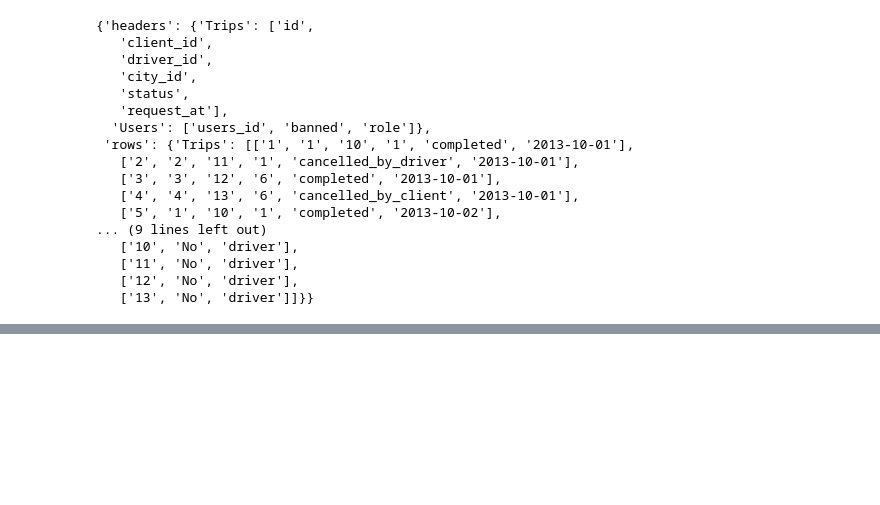
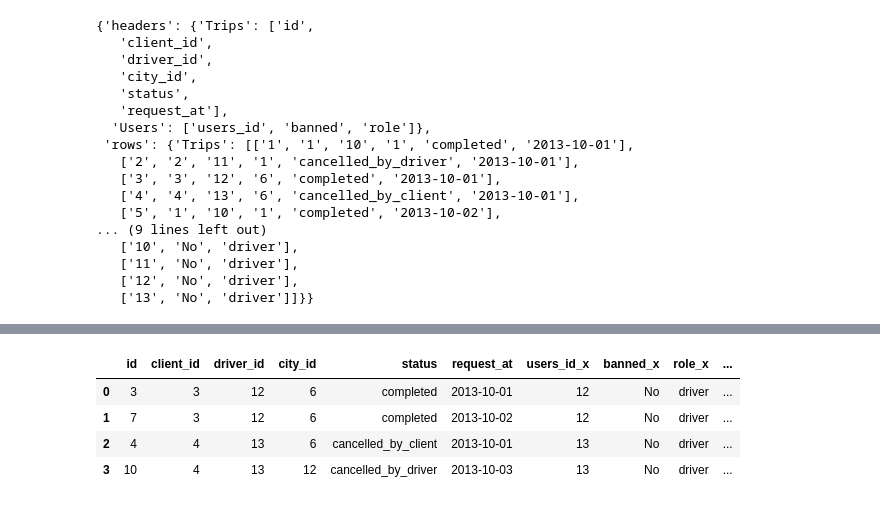
Before and after one commit to shenwung/code_algo_stuff, a Jupyter notebook: work.ipynb, the cells around one changed output, grey strips where cells are left out. Cells and saved outputs as stored; diff of their text form; code cells hidden in the pictures; blank space fills up the shorter version.

```diff
--- a/work.ipynb
+++ b/work.ipynb
@@ -1091,0 +1196,11 @@ print(heapq.heappop(ary))
+# %%
+df_ret = (df_trips
+          .merge(tmp_users, left_on="driver_id", right_on="users_id")
+          .merge(tmp_users, left_on="client_id", right_on="users_id"))
+df_ret
+# %% [output]
+|  | id | client_id | driver_id | city_id | status | request_at | users_id_x | banned_x | role_x | ... |
+| 0 | 3 | 3 | 12 | 6 | completed | 2013-10-01 | 12 | No | driver | ... |
+| 1 | 7 | 3 | 12 | 6 | completed | 2013-10-02 | 12 | No | driver | ... |
+| 2 | 4 | 4 | 13 | 6 | cancelled_by_client | 2013-10-01 | 13 | No | driver | ... |
+| 3 | 10 | 4 | 13 | 12 | cancelled_by_driver | 2013-10-03 | 13 | No | driver | ... |
```
Also changed, not shown: parts of 21 cells of this notebook.
